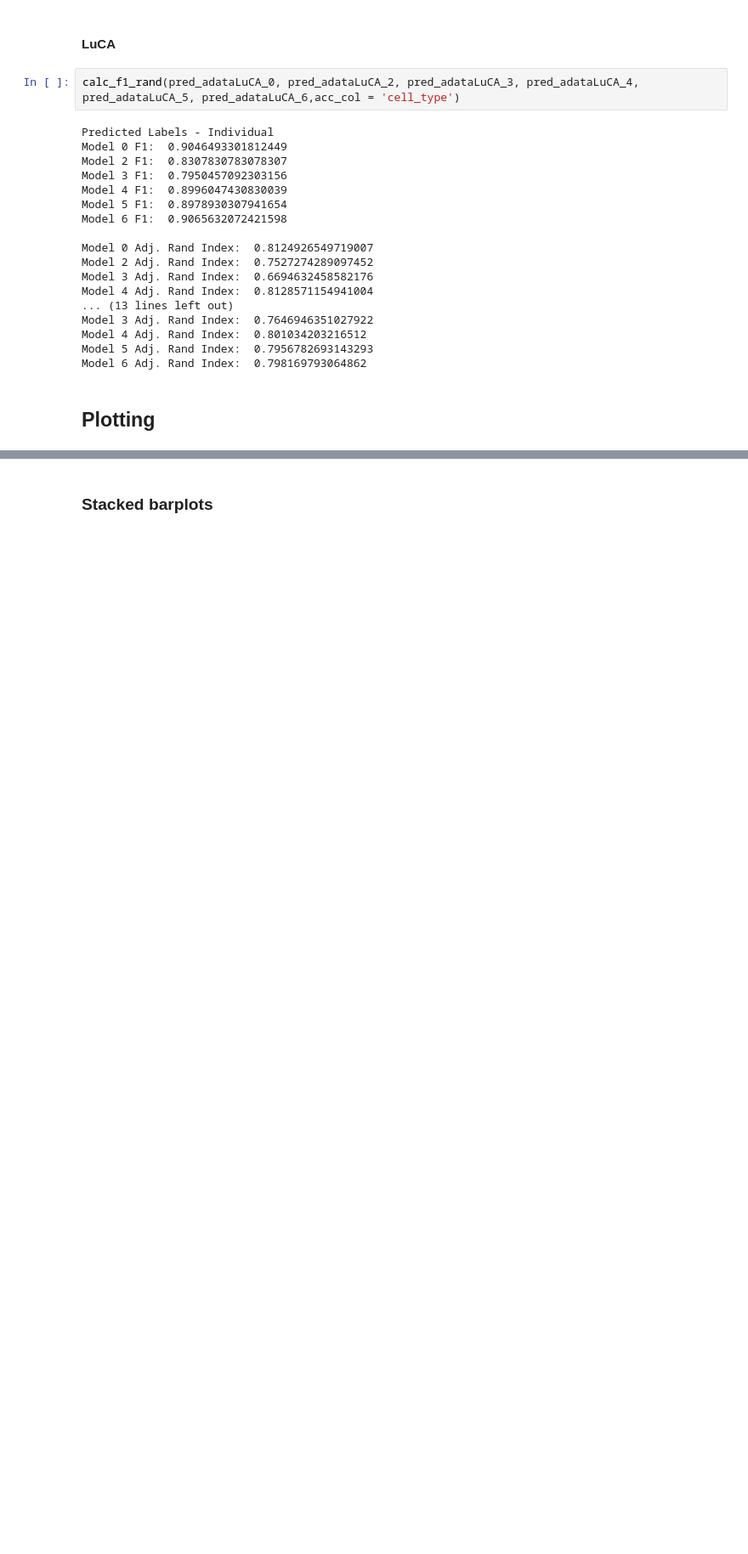
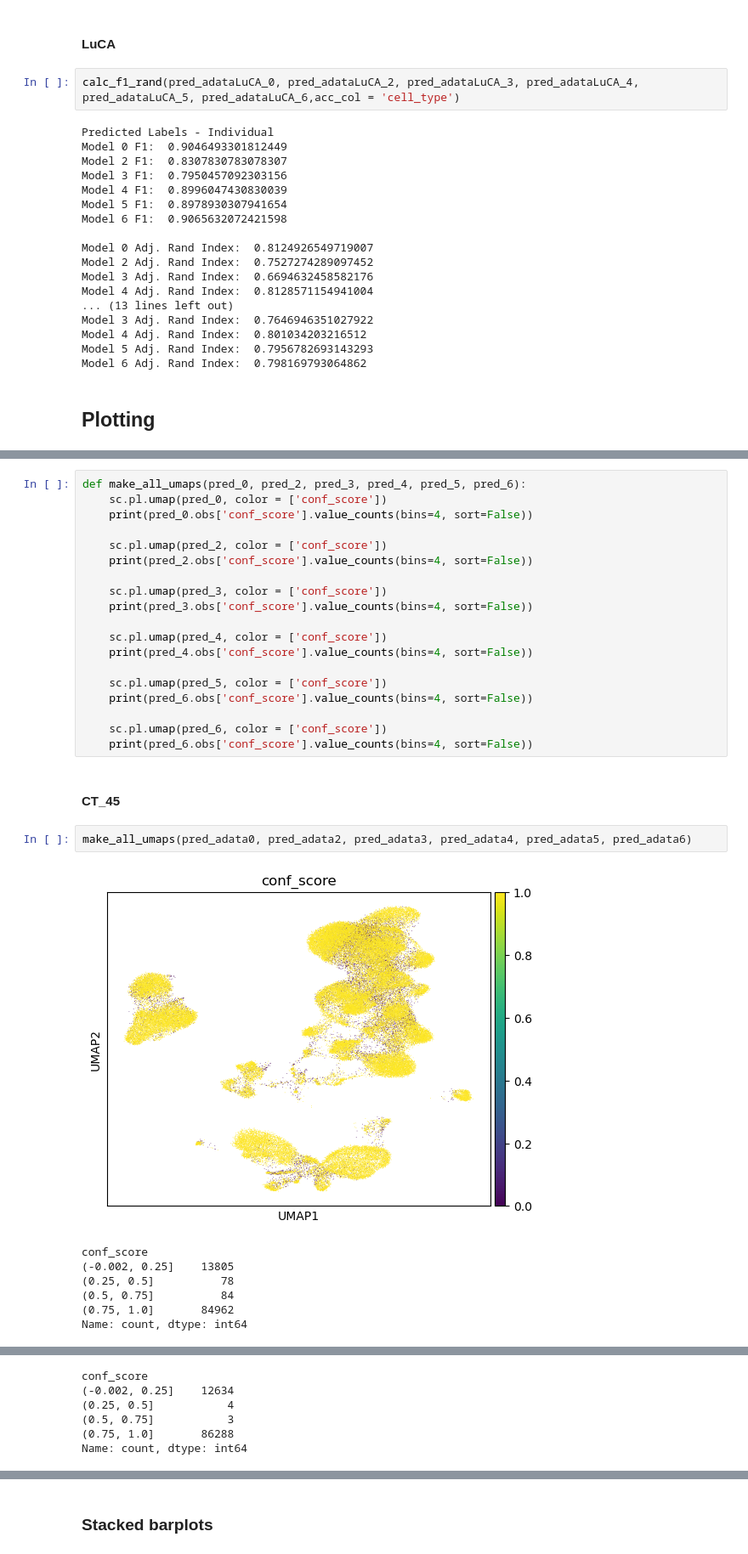
Before and after one commit to joadams1/adams_celltypist, a Jupyter notebook: celltypist/Benchmarking Models.ipynb, the cells around one changed output, grey strips where cells are left out. Shown at 85% size. Cells and saved outputs as stored; diff of their text form; blank space fills up the shorter version.

Commit message:
adding conf score stuff to benchmarking

```diff
--- a/celltypist/Benchmarking Models.ipynb
+++ b/celltypist/Benchmarking Models.ipynb
@@ -323,0 +362,31 @@ Model 6 Adj. Rand Index:  0.798169793064862
+# %%
+def make_all_umaps(pred_0, pred_2, pred_3, pred_4, pred_5, pred_6):
+    sc.pl.umap(pred_0, color = ['conf_score'])
+    print(pred_0.obs['conf_score'].value_counts(bins=4, sort=False))
+
+    sc.pl.umap(pred_2, color = ['conf_score'])
+    print(pred_2.obs['conf_score'].value_counts(bins=4, sort=False))
+
+    sc.pl.umap(pred_3, color = ['conf_score'])
+    print(pred_3.obs['conf_score'].value_counts(bins=4, sort=False))
+
+    sc.pl.umap(pred_4, color = ['conf_score'])
+    print(pred_4.obs['conf_score'].value_counts(bins=4, sort=False))
+
+    sc.pl.umap(pred_5, color = ['conf_score'])
+    print(pred_6.obs['conf_score'].value_counts(bins=4, sort=False))
+
+    sc.pl.umap(pred_6, color = ['conf_score'])
+    print(pred_6.obs['conf_score'].value_counts(bins=4, sort=False))
+# %% [markdown]
+#### CT_45
+# %%
+make_all_umaps(pred_adata0, pred_adata2, pred_adata3, pred_adata4, pred_adata5, pred_adata6)
+# %% [output]
+[figure, added]
+conf_score
+(-0.002, 0.25]    13805
+(0.25, 0.5]          78
+(0.5, 0.75]          84
+(0.75, 1.0]       84962
+Name: count, dtype: int64
@@ -323,0 +394,6 @@ Model 6 Adj. Rand Index:  0.798169793064862
+conf_score
+(-0.002, 0.25]    12634
+(0.25, 0.5]           4
+(0.5, 0.75]           3
+(0.75, 1.0]       86288
+Name: count, dtype: int64
```
Also changed, not shown: parts of 7 cells of this notebook, 1 other file.
